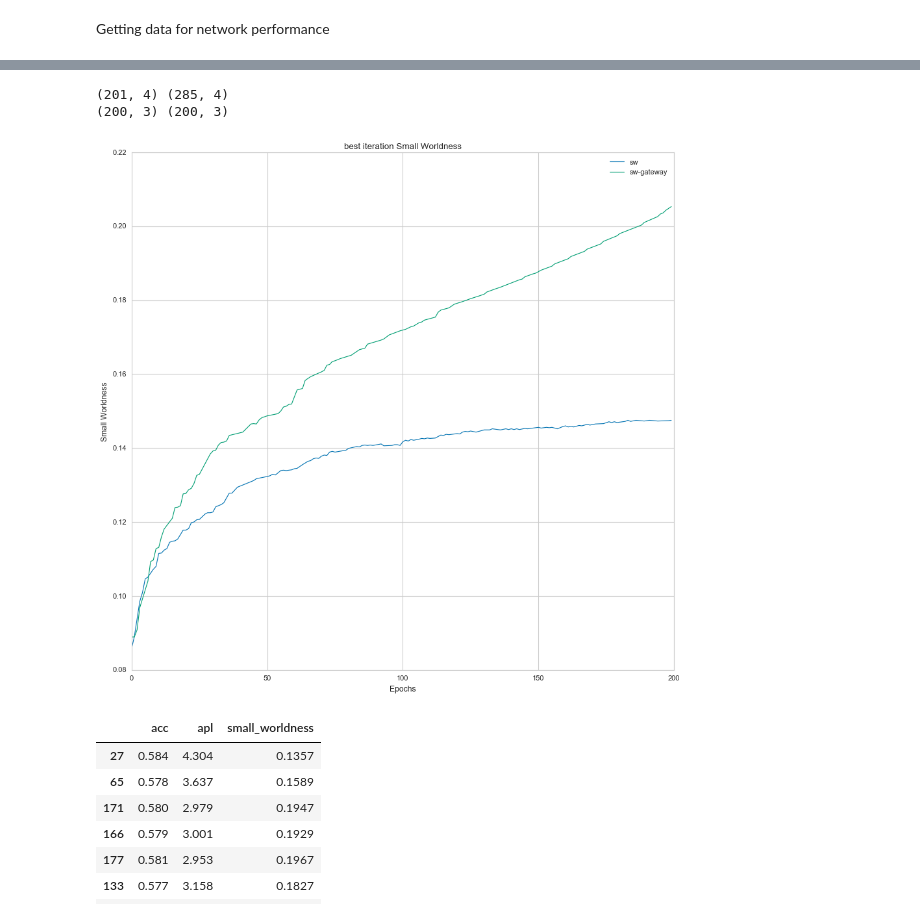
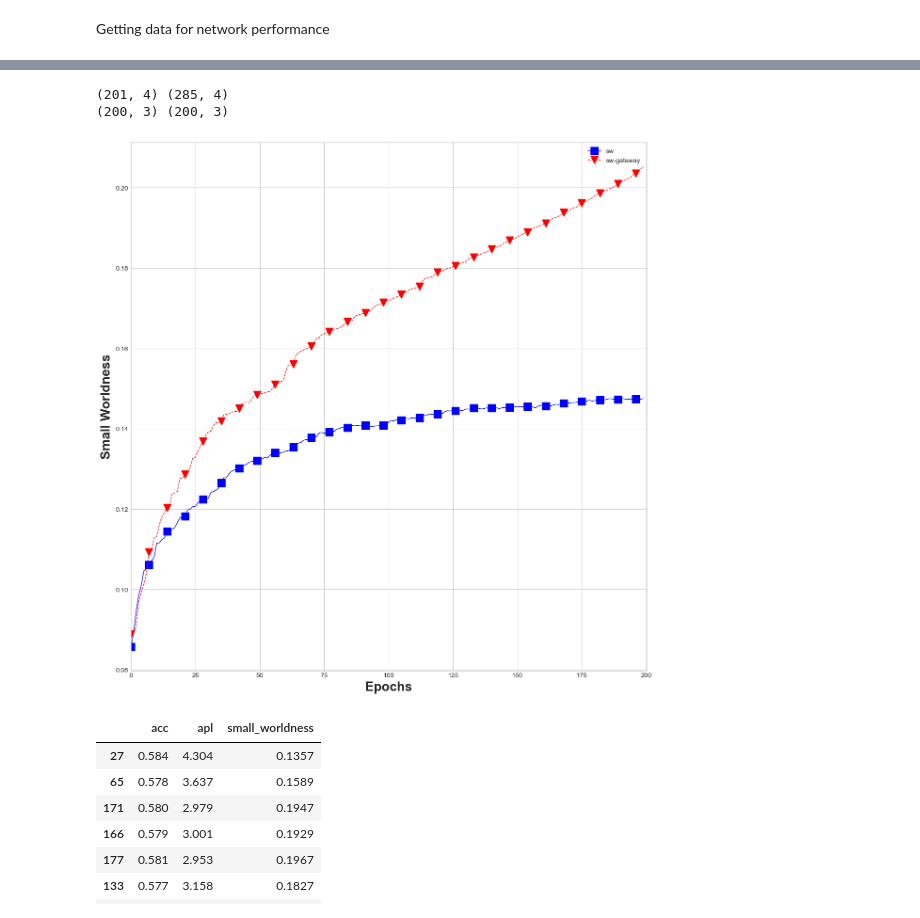
Before and after one commit to sanyam-dev/Wireless_Sensor_Network, a Jupyter notebook: graph_notebook.ipynb, the cells around one changed output, grey strips where cells are left out. Drawn from its saved outputs; the diff is of its cells as text; code cells hidden in the pictures.

```diff
--- a/graph_notebook.ipynb
+++ b/graph_notebook.ipynb
@@ -8,3 +8,6 @@ Getting data for network performance
 import matplotlib.pyplot as plt
 import numpy as np
 import pandas as pd
+plt.figure(figsize=(12,12))
+# plt.xlim(right = 100000)
+plt.style.use('seaborn')
@@ -95,19 +106,23 @@ get_plot("t", "")
 # %%
+plt.style.use('seaborn-v0_8-talk')
 path = "results/result16/history.txt"
 path2 = "results/result93/history.txt"
 df = pd.read_csv(path)
 df2 = pd.read_csv(path2)
 print(df)
 plt.figure(figsize=(12,12))
-plt.plot(df['no'], df['small_worldness'], label = 'sw', lw = 1)
-plt.plot(df['no'], df2['small_worldness'], label = 'sw-gateway', lw = 1)
+plt.plot(df['no'], df['apl'], marker ='o',label = 'sw', lw = 1)
+plt.plot(df['no'], df2['apl'],marker = '^' ,label = 'sw-gateway', lw = 1)
 plt.legend()
 # plt.ylim(0.1, 0.25)
 plt.xlim(right=20)
-plt.title("Small Worldness over 20 rounds")
-plt.ylabel("Small Worldness",size = 14)
+plt.title("APL over 20 rounds")
+plt.ylabel("APL",size = 14)
 plt.xlabel("Rounds", size = 14)
 # plt.plot(df['apl'], label = 'apl')
+plt.savefig("./z-res/1APL over 20 rounds.eps")
+plt.savefig("./z-res/1APL over 20 rounds.png")
+
 plt.show()
 # %% [output]
     no    acc    apl  small_worldness
@@ -223,34 +241,41 @@ for k in range(100):
 	print(k, cnt)
 print(maxi)
 # %%
+plt.style.use('seaborn-v0_8-whitegrid')
 path = "results/result16/history9.txt"
 df = pd.read_csv(path)
 path = "results/result93/history3.txt"
 df2 = pd.read_csv(path)
 print(df.shape, df2.shape)
 df = df.drop('no.', axis=1)
 df2 = df2.drop('no.', axis=1)
 df = df.drop(0)
 df2 = df2.drop(0)
 df = df.drop_duplicates(keep='last')
 df2 = df2.drop_duplicates(keep='last')
 df = df.reset_index()
 df2 = df2.reset_index()
 df = df.drop('index', axis=1)
 df2 = df2.drop('index', axis=1)
+
+
 print(df.shape, df2.shape)
 plt.figure(figsize=(12,12))
-plt.plot(df.index, df['small_worldness'], lw = 1, label = "sw")
-plt.plot(df2.index, df2['small_worldness'], lw = 1, label = "sw-gateway")
+plt.plot(df.index, df['small_worldness'], marker= 's',ms= 12, markevery = 7, lw = 1, linestyle = 'solid', color = 'blue' ,label = "sw")
+plt.plot(df2.index, df2['small_worldness'], marker = 'v', ms=12,markevery = 7,lw = 1,linestyle = 'dashed', color = 'red' ,label = "sw-gateway")
 plt.legend()
-plt.ylabel("Small Worldness")
-plt.xlabel("Epochs")
-plt.title("best iteration Small Worldness")
+plt.ylabel("Small Worldness", weight = 'bold', size = 20)
+plt.xlabel("Epochs", weight = 'bold', size = 20)
+# plt.title("best iteration Average Clustering Coefficient")
+plt.savefig('./z-res/eps/2best iteration Small Worldness.eps')
+plt.savefig('./z-res/2best iteration Small Worldness.png')
+plt.xlim(-0.1, 200.1)
+plt.tight_layout(pad=1.09)
 plt.show()
 # %% [output]
 (201, 4) (285, 4)
 (200, 3) (200, 3)
-[figure, old version]
+[figure, new version]
 # %%
 df2.sample(20)
 # %% [output]
```
Also changed, not shown: parts of 9 cells of this notebook, 40 other files.
